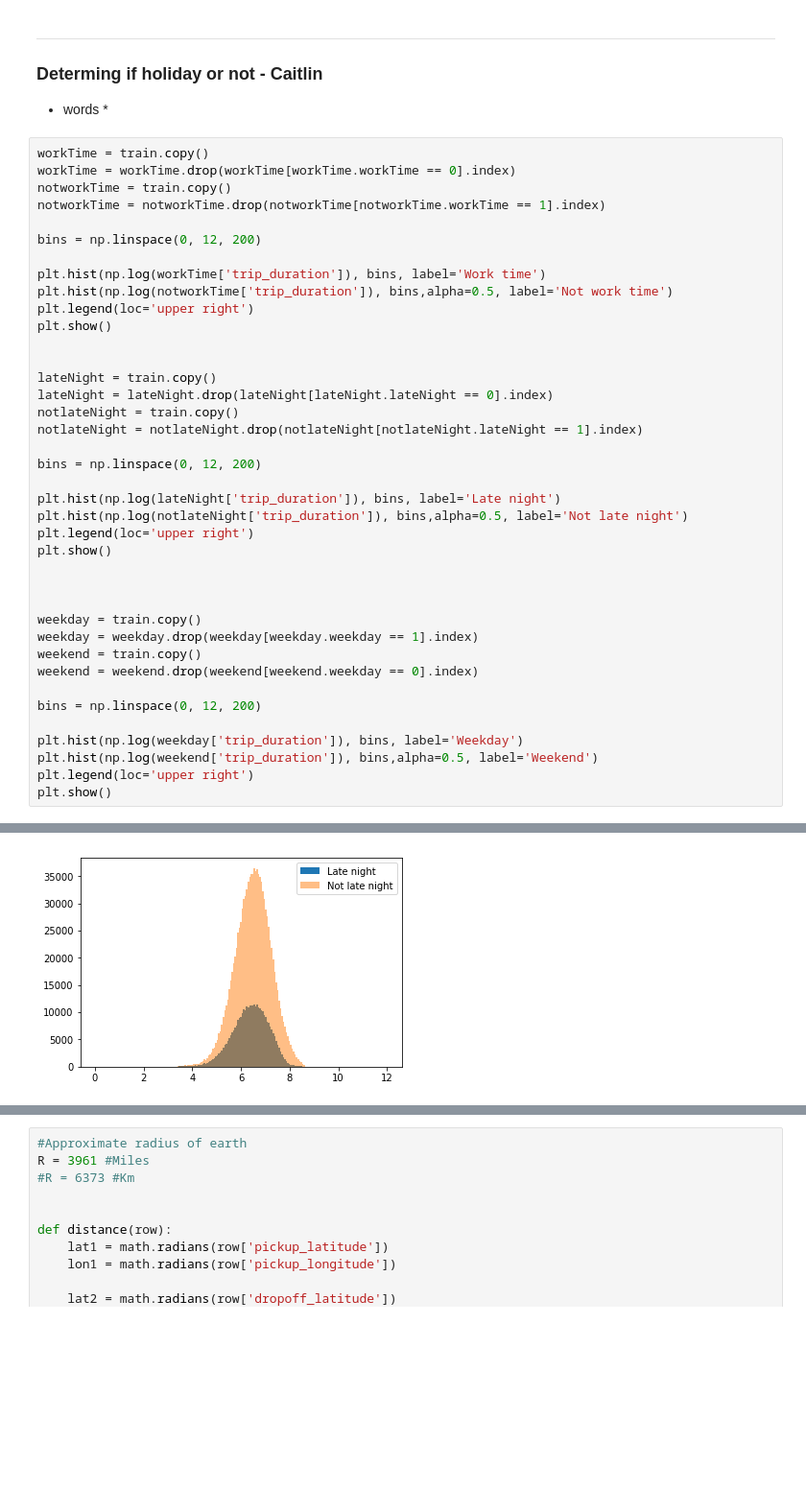
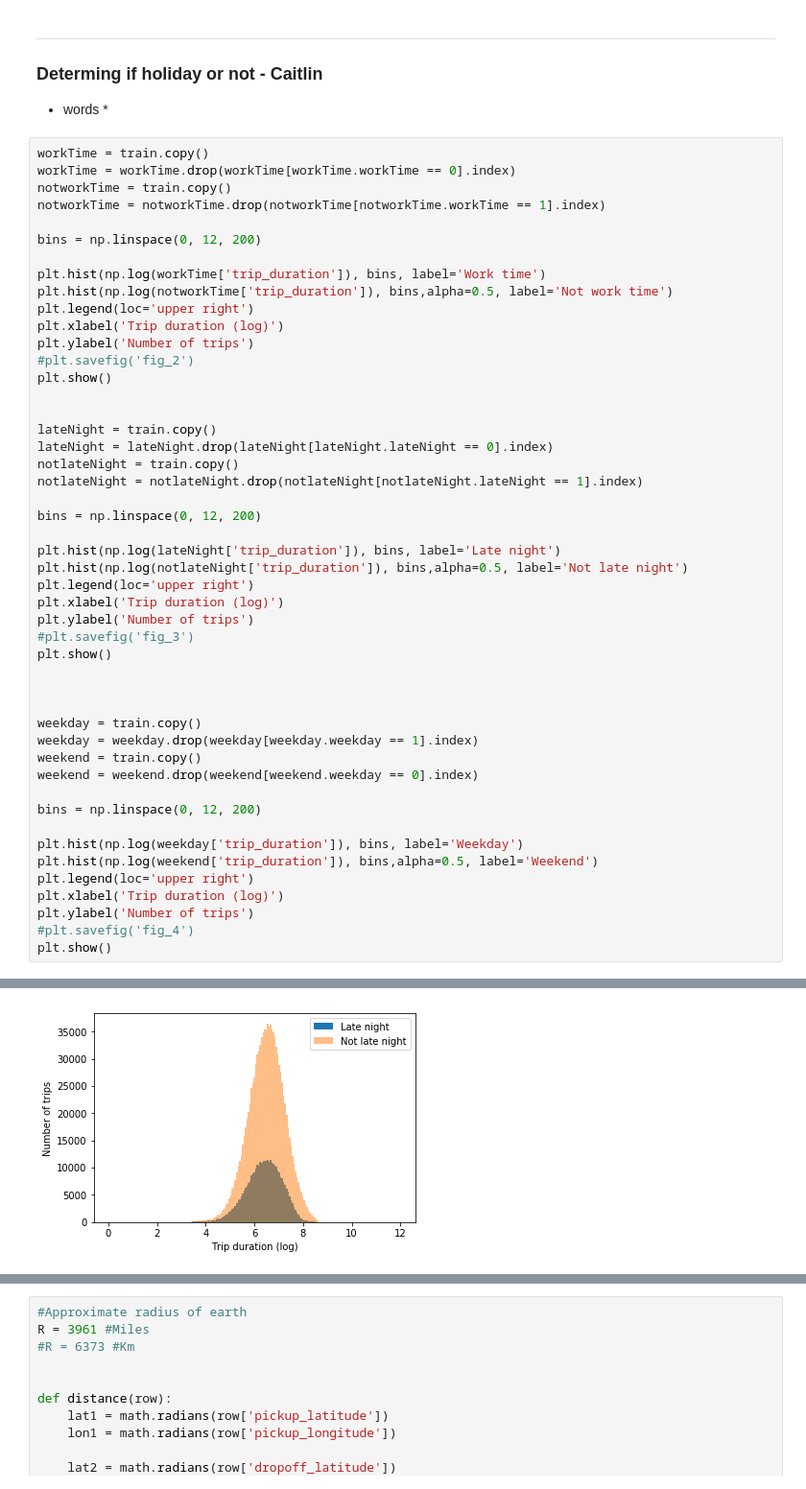
Before and after one commit to Xethagona/Taxi-Coursework, a Jupyter notebook: NYTD.ipynb, the cells around one changed output, grey strips where cells are left out. Shown at 96% size. Saved outputs shown, nothing was run; the diff lists cells and outputs as text; blank space fills up the shorter version.

```diff
--- a/NYTD.ipynb
+++ b/NYTD.ipynb
@@ -416,6 +419,9 @@ bins = np.linspace(0, 12, 200)
 plt.hist(np.log(workTime['trip_duration']), bins, label='Work time')
 plt.hist(np.log(notworkTime['trip_duration']), bins,alpha=0.5, label='Not work time')
 plt.legend(loc='upper right')
+plt.xlabel('Trip duration (log)')
+plt.ylabel('Number of trips')
+#plt.savefig('fig_2')
 plt.show()
 
 
@@ -429,6 +435,9 @@ bins = np.linspace(0, 12, 200)
 plt.hist(np.log(lateNight['trip_duration']), bins, label='Late night')
 plt.hist(np.log(notlateNight['trip_duration']), bins,alpha=0.5, label='Not late night')
 plt.legend(loc='upper right')
+plt.xlabel('Trip duration (log)')
+plt.ylabel('Number of trips')
+#plt.savefig('fig_3')
 plt.show()
 
 
@@ -443,5 +452,8 @@ bins = np.linspace(0, 12, 200)
 plt.hist(np.log(weekday['trip_duration']), bins, label='Weekday')
 plt.hist(np.log(weekend['trip_duration']), bins,alpha=0.5, label='Weekend')
 plt.legend(loc='upper right')
+plt.xlabel('Trip duration (log)')
+plt.ylabel('Number of trips')
+#plt.savefig('fig_4')
 plt.show()
 # %% [output]
@@ -449 +461 @@ plt.show()
-[figure, old version]
+[figure, new version]
```
Also changed, not shown: parts of 12 cells of this notebook, 4 other files.
